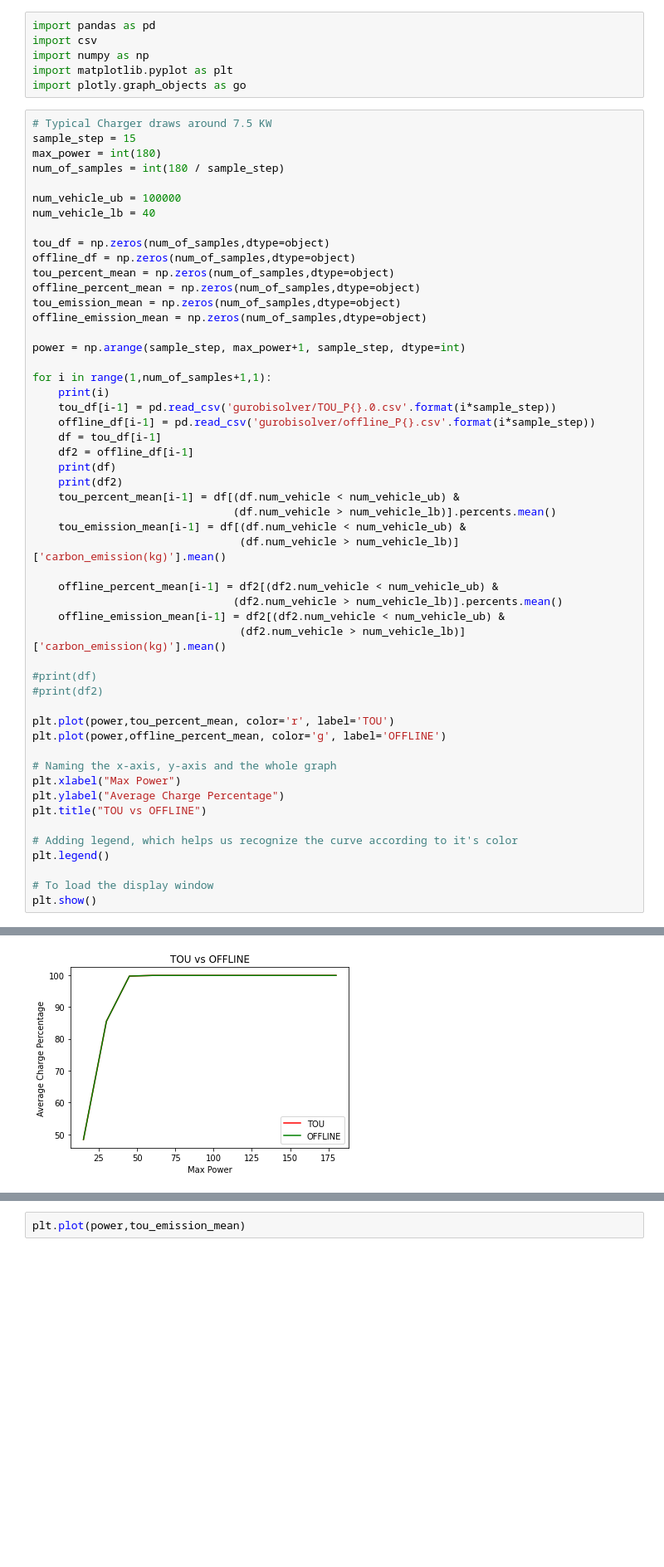
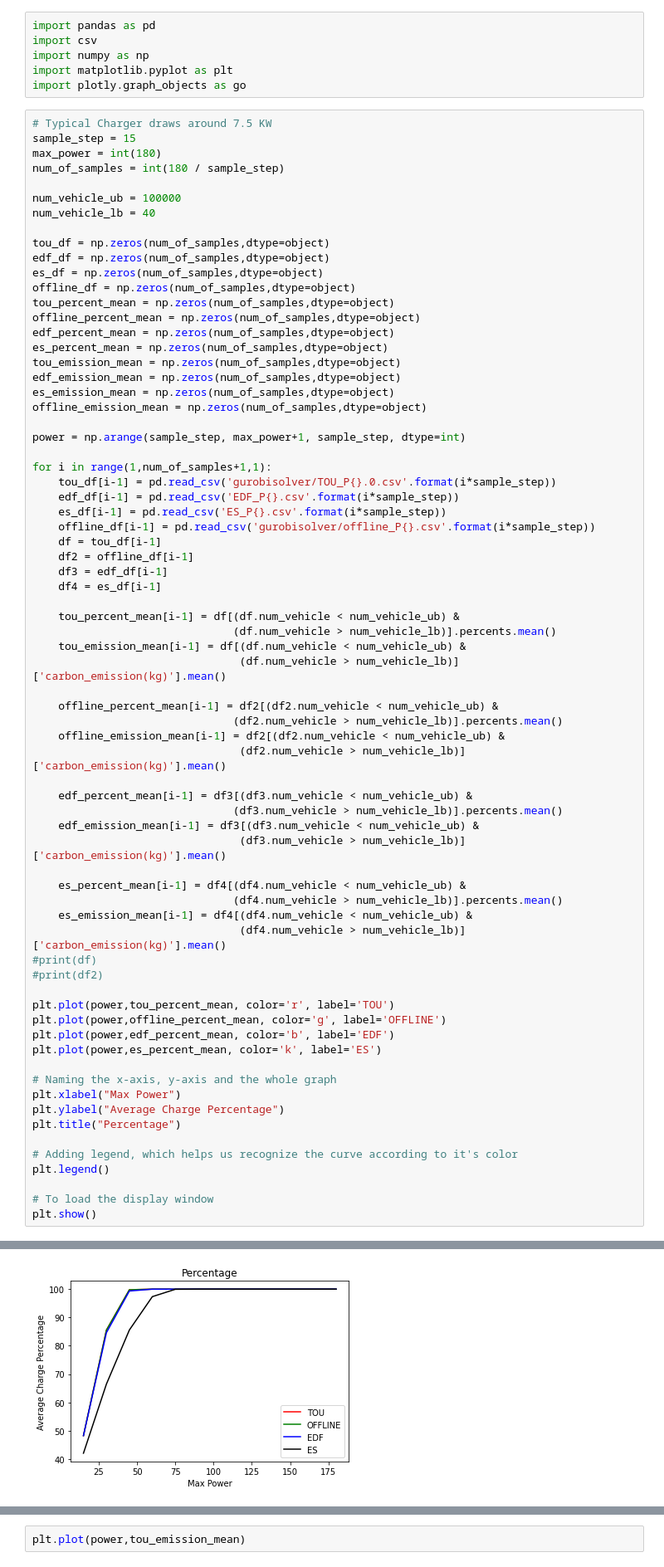
Before and after one commit to kaicheng0824/carbon_aware_ev_charging, a Jupyter notebook: result/result_analysis.ipynb, the cells around one changed output, grey strips where cells are left out. Shown: that part at 83% size. Cells and saved outputs as stored; diff of their text form; blank space fills up the shorter version.

```diff
--- a/result/result_analysis.ipynb
+++ b/result/result_analysis.ipynb
@@ -14,22 +14,30 @@ num_vehicle_ub = 100000
 num_vehicle_lb = 40
 
 tou_df = np.zeros(num_of_samples,dtype=object)
+edf_df = np.zeros(num_of_samples,dtype=object)
+es_df = np.zeros(num_of_samples,dtype=object)
 offline_df = np.zeros(num_of_samples,dtype=object)
 tou_percent_mean = np.zeros(num_of_samples,dtype=object)
 offline_percent_mean = np.zeros(num_of_samples,dtype=object)
+edf_percent_mean = np.zeros(num_of_samples,dtype=object)
+es_percent_mean = np.zeros(num_of_samples,dtype=object)
 tou_emission_mean = np.zeros(num_of_samples,dtype=object)
+edf_emission_mean = np.zeros(num_of_samples,dtype=object)
+es_emission_mean = np.zeros(num_of_samples,dtype=object)
 offline_emission_mean = np.zeros(num_of_samples,dtype=object)
 
 power = np.arange(sample_step, max_power+1, sample_step, dtype=int)
 
 for i in range(1,num_of_samples+1,1):
-    print(i)
     tou_df[i-1] = pd.read_csv('gurobisolver/TOU_P{}.0.csv'.format(i*sample_step))
+    edf_df[i-1] = pd.read_csv('EDF_P{}.csv'.format(i*sample_step))
+    es_df[i-1] = pd.read_csv('ES_P{}.csv'.format(i*sample_step))
     offline_df[i-1] = pd.read_csv('gurobisolver/offline_P{}.csv'.format(i*sample_step))
     df = tou_df[i-1]
     df2 = offline_df[i-1]
-    print(df)
-    print(df2)
+    df3 = edf_df[i-1]
+    df4 = es_df[i-1]
+
     tou_percent_mean[i-1] = df[(df.num_vehicle < num_vehicle_ub) &
                                (df.num_vehicle > num_vehicle_lb)].percents.mean()
     tou_emission_mean[i-1] = df[(df.num_vehicle < num_vehicle_ub) &
@@ -40,16 +48,27 @@ for i in range(1,num_of_samples+1,1):
     offline_emission_mean[i-1] = df2[(df2.num_vehicle < num_vehicle_ub) &
                                 (df2.num_vehicle > num_vehicle_lb)]['carbon_emission(kg)'].mean()
 
+    edf_percent_mean[i-1] = df3[(df3.num_vehicle < num_vehicle_ub) &
+                               (df3.num_vehicle > num_vehicle_lb)].percents.mean()
+    edf_emission_mean[i-1] = df3[(df3.num_vehicle < num_vehicle_ub) &
+                                (df3.num_vehicle > num_vehicle_lb)]['carbon_emission(kg)'].mean()
+
+    es_percent_mean[i-1] = df4[(df4.num_vehicle < num_vehicle_ub) &
+                               (df4.num_vehicle > num_vehicle_lb)].percents.mean()
+    es_emission_mean[i-1] = df4[(df4.num_vehicle < num_vehicle_ub) &
+                                (df4.num_vehicle > num_vehicle_lb)]['carbon_emission(kg)'].mean()
 #print(df)
 #print(df2)
 
 plt.plot(power,tou_percent_mean, color='r', label='TOU')
 plt.plot(power,offline_percent_mean, color='g', label='OFFLINE')
+plt.plot(power,edf_percent_mean, color='b', label='EDF')
+plt.plot(power,es_percent_mean, color='k', label='ES')
 
 # Naming the x-axis, y-axis and the whole graph
 plt.xlabel("Max Power")
 plt.ylabel("Average Charge Percentage")
-plt.title("TOU vs OFFLINE")
+plt.title("Percentage")
 
 # Adding legend, which helps us recognize the curve according to it's color
 plt.legend()
@@ -77 +79 @@ plt.show()
-[figure, old version]
+[figure, new version]
```
Also changed, not shown: parts of 6 cells of this notebook.
